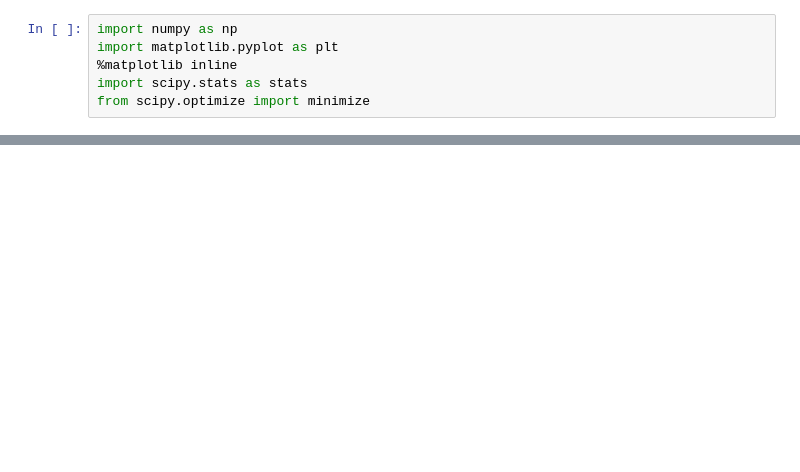
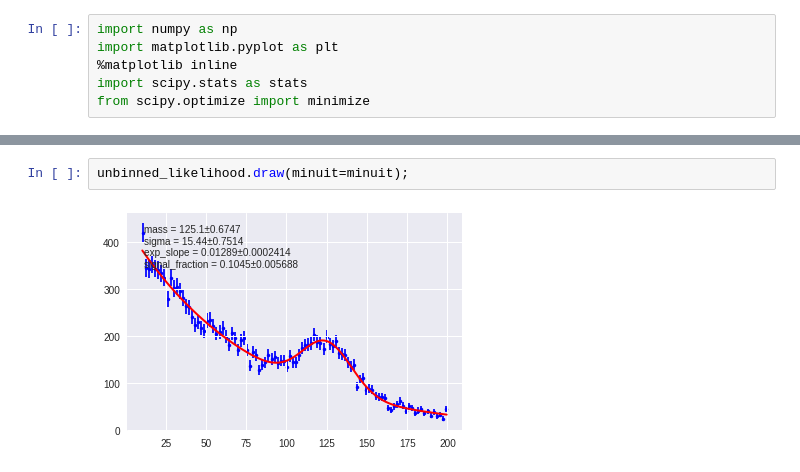
Before and after one commit to SiLiKhon/HEPStatsSeminar, a Jupyter notebook: SimpleMLFit.ipynb, the cells around one changed output, grey strips where cells are left out. Saved outputs shown, nothing was run; the diff lists cells and outputs as text; blank space fills up the shorter version.

```diff
--- a/SimpleMLFit.ipynb
+++ b/SimpleMLFit.ipynb
@@ -64,0 +105,4 @@ plt.plot(x, y, color='red');
+# %%
+unbinned_likelihood.draw(minuit=minuit);
+# %% [output]
+[figure, added]
```
Also changed, not shown: parts of 22 cells of this notebook.
